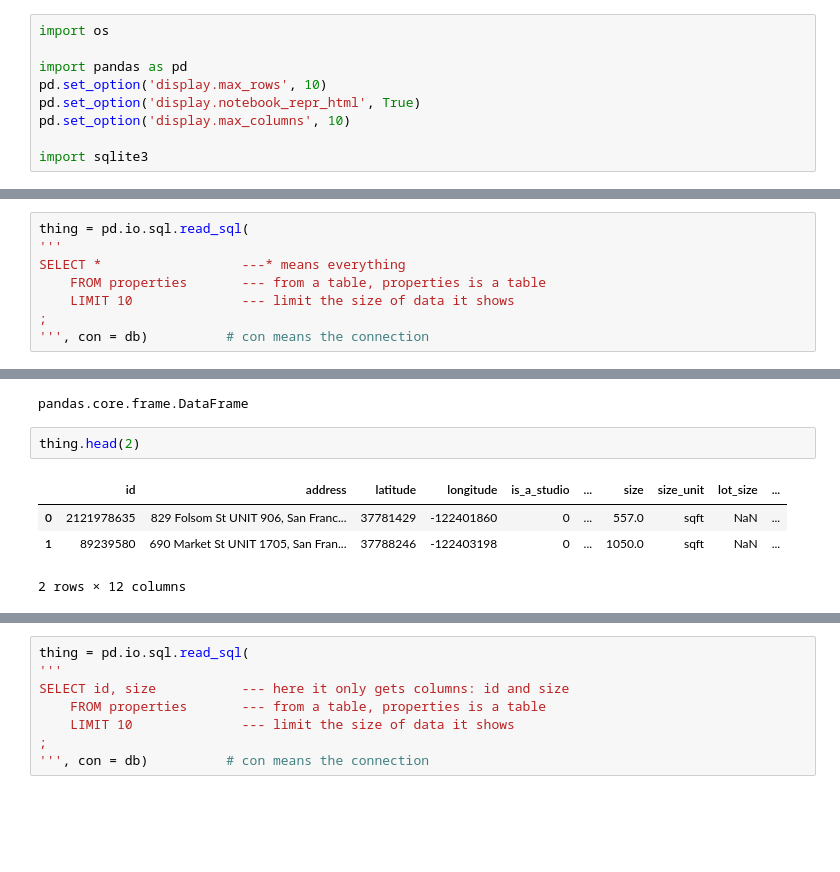
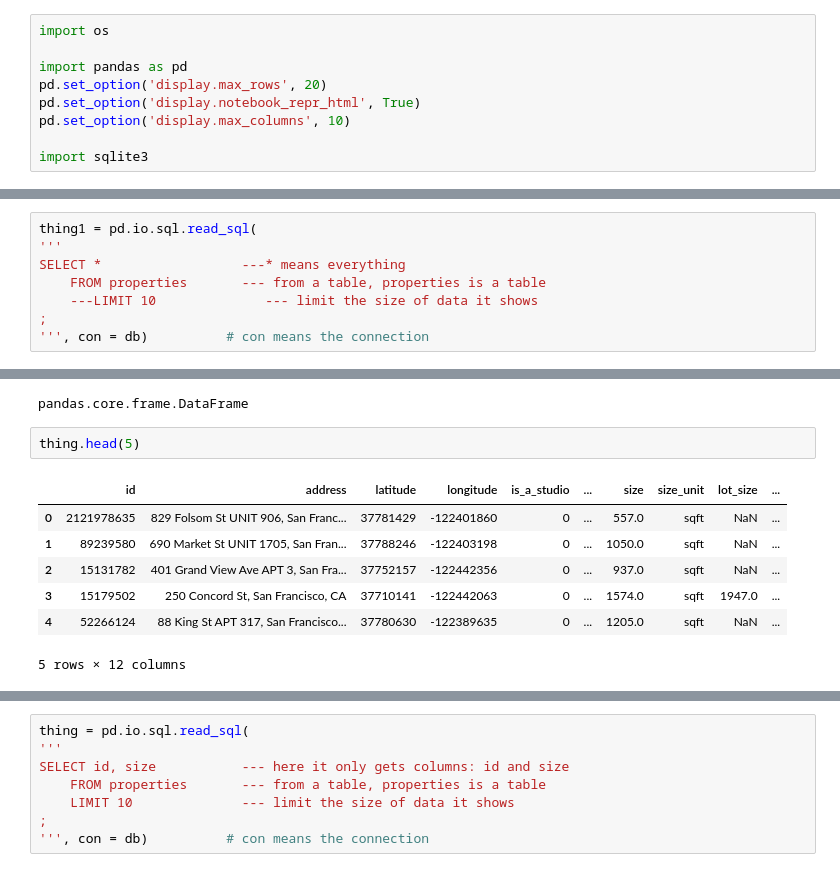
Before and after one commit to gummyz71/DS-SF-36, a Jupyter notebook: classes/04/notebooks/codealong-04-part-a-rdbms-databases-and-sqlite-starter-code.ipynb, the cells around one changed output, grey strips where cells are left out. Drawn from its saved outputs; the diff is of its cells as text; blank space fills up the shorter version.

```diff
--- a/classes/04/notebooks/codealong-04-part-a-rdbms-databases-and-sqlite-starter-code.ipynb
+++ b/classes/04/notebooks/codealong-04-part-a-rdbms-databases-and-sqlite-starter-code.ipynb
@@ -6,7 +6,7 @@
 import os
 
 import pandas as pd
-pd.set_option('display.max_rows', 10)
+pd.set_option('display.max_rows', 20)
 pd.set_option('display.notebook_repr_html', True)
 pd.set_option('display.max_columns', 10)
 
@@ -35,11 +35,11 @@ a
 # %% [markdown]
 > ### How to use `pandas` to run SQL queries and get the results as a `DataFrame`
 # %%
-thing = pd.io.sql.read_sql(
+thing1 = pd.io.sql.read_sql(
 '''
 SELECT *                  ---* means everything
     FROM properties       --- from a table, properties is a table
-    LIMIT 10              --- limit the size of data it shows
+    ---LIMIT 10              --- limit the size of data it shows
 ;
 ''', con = db)          # con means the connection
 # %%
@@ -47,9 +47,12 @@ type(thing)          # means it's a dataframe
 # %% [output]
 pandas.core.frame.DataFrame
 # %%
-thing.head(2)
+thing.head(5)
 # %% [output]
 |  | id | address | latitude | longitude | is_a_studio | ... | size | size_unit | lot_size | ... |
 | 0 | 2121978635 | 829 Folsom St UNIT 906, San Franc... | 37781429 | -122401860 | 0 | ... | 557.0 | sqft | NaN | ... |
 | 1 | 89239580 | 690 Market St UNIT 1705, San Fran... | 37788246 | -122403198 | 0 | ... | 1050.0 | sqft | NaN | ... |
+| 2 | 15131782 | 401 Grand View Ave APT 3, San Fra... | 37752157 | -122442356 | 0 | ... | 937.0 | sqft | NaN | ... |
+| 3 | 15179502 | 250 Concord St, San Francisco, CA | 37710141 | -122442063 | 0 | ... | 1574.0 | sqft | 1947.0 | ... |
+| 4 | 52266124 | 88 King St APT 317, San Francisco... | 37780630 | -122389635 | 0 | ... | 1205.0 | sqft | NaN | ... |
-2 rows × 12 columns
+5 rows × 12 columns
```
Also changed, not shown: parts of 9 cells of this notebook.
